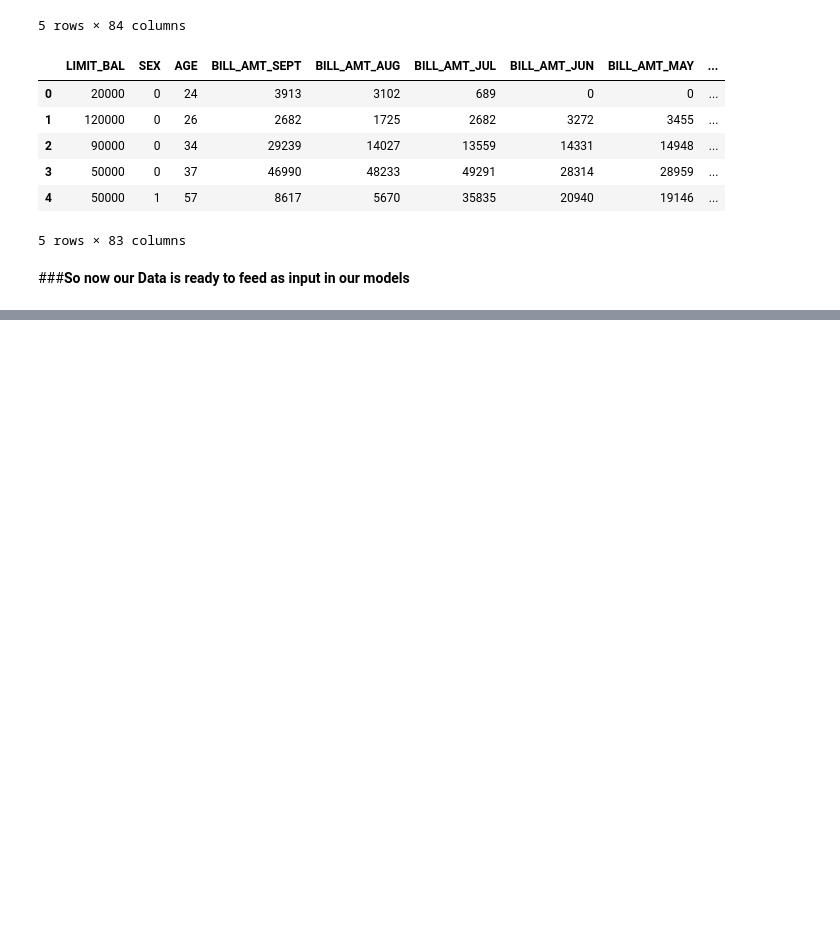
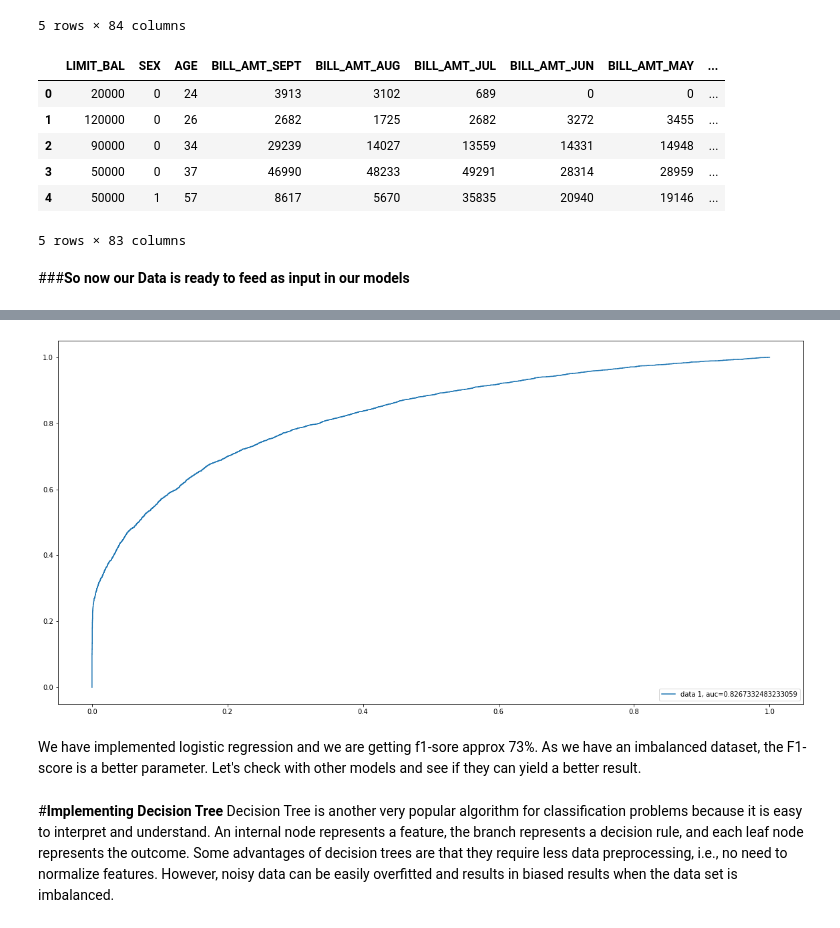
Before and after one commit to Asohail115/Credit-Card-Default-Prediction, a Jupyter notebook: Credit_Card_Default_Prediction.ipynb, the cells around one changed output, grey strips where cells are left out. Saved outputs shown, nothing was run; the diff lists cells and outputs as text; code cells hidden in the pictures; blank space fills up the shorter version.

```diff
--- a/Credit_Card_Default_Prediction.ipynb
+++ b/Credit_Card_Default_Prediction.ipynb
@@ -706,0 +868,18 @@ Logistic Regression, despite its name, is not an algorithm for regression proble
+# %%
+#test data set predication
+y_preds_proba_lr = optimized_clf.predict_proba(X_test)[::,1]
+# %%
+#ploting roc area under curv
+y_pred_proba = y_preds_proba_lr
+fpr, tpr, _ = roc_curve(y_test,  y_pred_proba)
+auc = roc_auc_score(y_test, y_pred_proba)
+plt.plot(fpr,tpr,label="data 1, auc="+str(auc))
+plt.legend(loc=4)
+plt.show()
+# %% [output]
+[figure, added]
+# %% [markdown]
+We have implemented logistic regression and we are getting f1-sore approx 73%. As we have an imbalanced dataset, the F1- score is a better parameter. Let's check with other models and see if they can yield a better result.
+# %% [markdown]
+#**Implementing Decision Tree**
+Decision Tree is another very popular algorithm for classification problems because it is easy to interpret and understand. An internal node represents a feature, the branch represents a decision rule, and each leaf node represents the outcome. Some advantages of decision trees are that they require less data preprocessing, i.e., no need to normalize features. However, noisy data can be easily overfitted and results in biased results when the data set is imbalanced.
```
Also changed, not shown: parts of 64 cells of this notebook.
